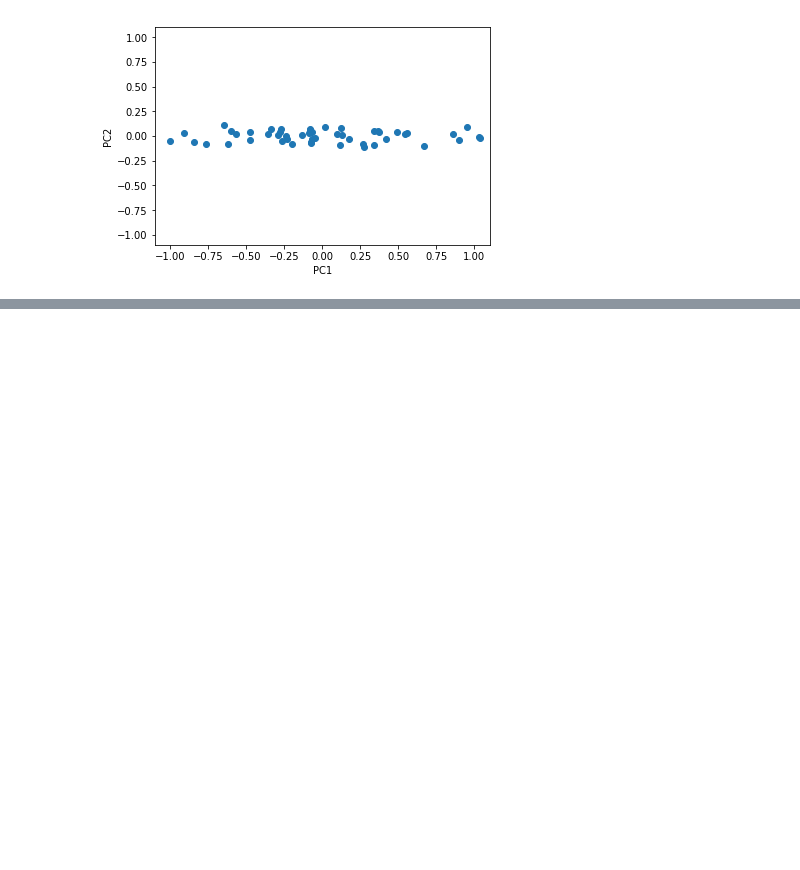
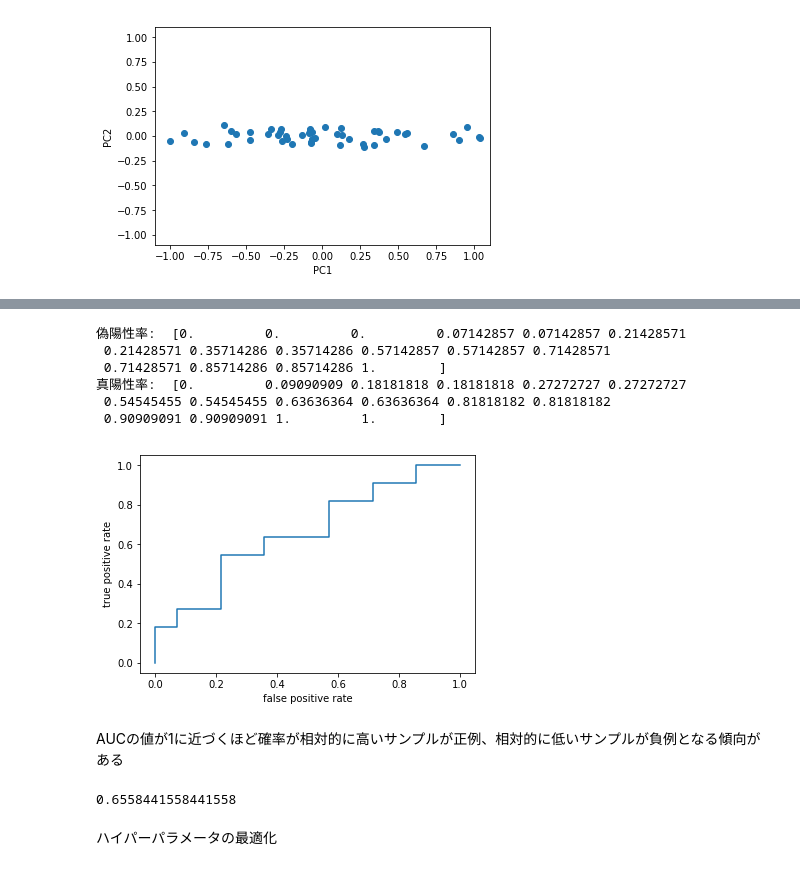
Before and after one commit to its1b3g-kteam/tsubaki_work, a Jupyter notebook: インプット/教科書/Chap4_sklearn.ipynb, the cells around one changed output, grey strips where cells are left out. Cells and saved outputs as stored; diff of their text form; code cells hidden in the pictures; blank space fills up the shorter version.

```diff
--- a/インプット/教科書/Chap4_sklearn.ipynb
+++ b/インプット/教科書/Chap4_sklearn.ipynb
@@ -487,0 +575,38 @@ plt.show()
+# %%
+from sklearn.metrics import roc_curve
+labels = np.array([1, 1, 0, 1, 0, 0, 1, 1, 1, 0, 0, 1, 0, 0, 0, 1, 1, 0, 0, 1, 0, 0, 1, 0, 0])
+probs = np.array([0.98, 0.95, 0.9, 0.87, 0.85,
+                  0.8, 0.75, 0.71, 0.63, 0.55,
+                  0.51, 0.47, 0.43, 0.38, 0.35,
+                  0.31, 0.28, 0.24, 0.22, 0.19,
+                  0.15, 0.12, 0.08, 0.004, 0.01])
+# 偽陽性率、真陽性率、しきい値を算出
+fpr, tpr, threshold = roc_curve(labels, probs)
+print('偽陽性率: ', fpr)
+print('真陽性率: ', tpr)
+# %% [output]
+偽陽性率:  [0.         0.         0.         0.07142857 0.07142857 0.21428571
+ 0.21428571 0.35714286 0.35714286 0.57142857 0.57142857 0.71428571
+ 0.71428571 0.85714286 0.85714286 1.        ]
+真陽性率:  [0.         0.09090909 0.18181818 0.18181818 0.27272727 0.27272727
+ 0.54545455 0.54545455 0.63636364 0.63636364 0.81818182 0.81818182
+ 0.90909091 0.90909091 1.         1.        ]
+# %%
+# ROC曲線をプロット
+fig, ax = plt.subplots()
+ax.step(fpr, tpr)
+ax.set_xlabel('false positive rate')
+ax.set_ylabel('true positive rate')
+plt.show()
+# %% [output]
+[figure, added]
+# %% [markdown]
+AUCの値が1に近づくほど確率が相対的に高いサンプルが正例、相対的に低いサンプルが負例となる傾向がある
+# %%
+from sklearn.metrics import roc_auc_score
+# AUCを算出
+roc_auc_score(labels, probs)
+# %% [output]
+0.6558441558441558
+# %% [markdown]
+ハイパーパラメータの最適化
```
Also changed, not shown: parts of 16 cells of this notebook.
